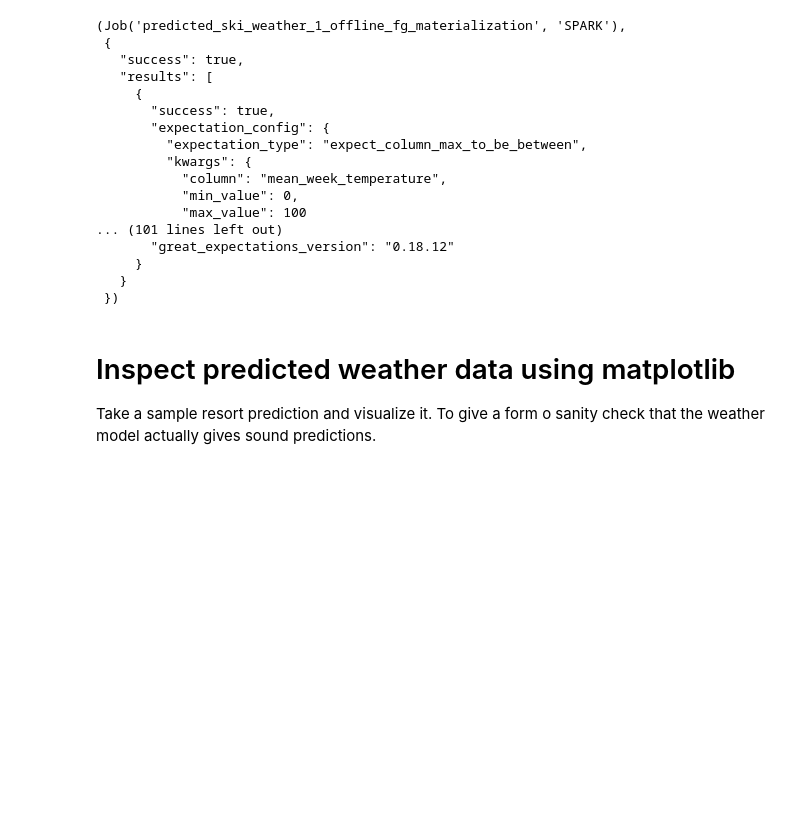
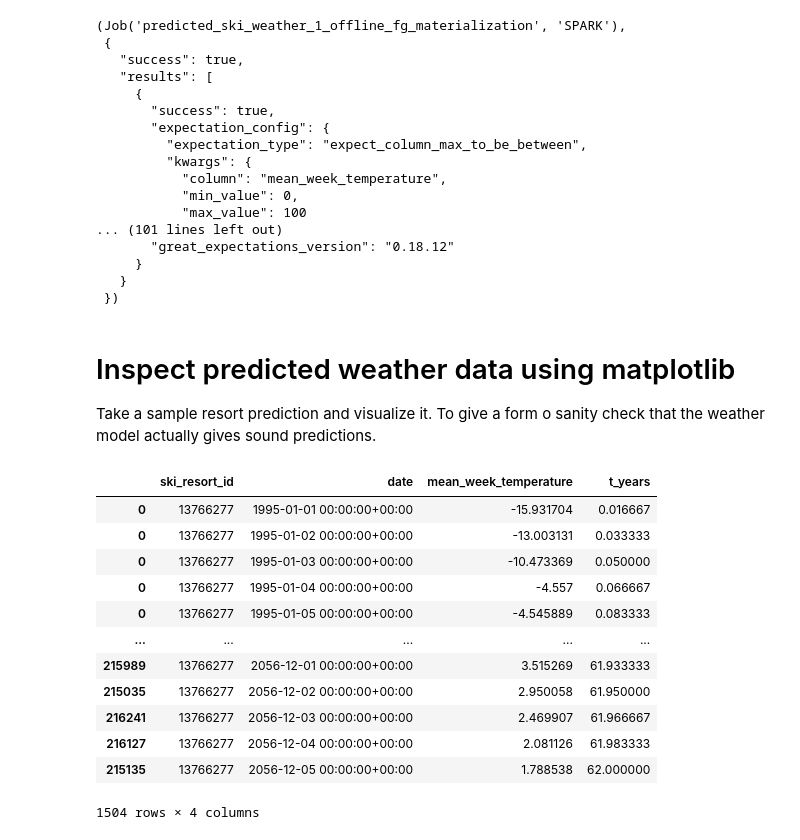
Before and after one commit to triggerdude33/ID2223-Project, a Jupyter notebook: weather_model/weather_model_notebook.ipynb, the cells around one changed output. Drawn from its saved outputs; the diff is of its cells as text; code cells hidden in the pictures; blank space fills up the shorter version.

```diff
--- a/weather_model/weather_model_notebook.ipynb
+++ b/weather_model/weather_model_notebook.ipynb
@@ -335,15 +335,32 @@ inspected_week = 1 # only affects yearly temperature graph
 # %%
 ski_resort_id = future_dfs[resort_to_inspect].ski_resort_id.values[0]
 future_df = future_dfs[resort_to_inspect]
 resort_weather_df = resort_weather_dfs[resort_to_inspect]
 
+
 pf_df = copy.deepcopy(future_df)
 for i in range(len(resort_weather_df["date"])):
-    new_elem = np.array([[resort_weather_df.iloc[i, 0], resort_weather_df.iloc[i, 3]]])
-    new_row = pd.DataFrame(data=new_elem, columns=pf_df.columns)
+    new_elem = np.array([[resort_weather_df.iloc[i, 1], resort_weather_df.iloc[i, 0], resort_weather_df.iloc[i, 3]]])
+    new_columns = np.array([pf_df.columns[0], pf_df.columns[1], pf_df.columns[2]])
+    new_row = pd.DataFrame(data=new_elem, columns=new_columns)
     pf_df = pd.concat([pf_df, new_row])
 pf_df = pf_df.sort_values(by=['date'])
 pf_df = create_t_years(pf_df)
+pf_df
+# %% [output]
+|  | ski_resort_id | date | mean_week_temperature | t_years |
+| 0 | 13766277 | 1995-01-01 00:00:00+00:00 | -15.931704 | 0.016667 |
+| 0 | 13766277 | 1995-01-02 00:00:00+00:00 | -13.003131 | 0.033333 |
+| 0 | 13766277 | 1995-01-03 00:00:00+00:00 | -10.473369 | 0.050000 |
+| 0 | 13766277 | 1995-01-04 00:00:00+00:00 | -4.557 | 0.066667 |
+| 0 | 13766277 | 1995-01-05 00:00:00+00:00 | -4.545889 | 0.083333 |
+| ... | ... | ... | ... | ... |
+| 215989 | 13766277 | 2056-12-01 00:00:00+00:00 | 3.515269 | 61.933333 |
+| 215035 | 13766277 | 2056-12-02 00:00:00+00:00 | 2.950058 | 61.950000 |
+| 216241 | 13766277 | 2056-12-03 00:00:00+00:00 | 2.469907 | 61.966667 |
+| 216127 | 13766277 | 2056-12-04 00:00:00+00:00 | 2.081126 | 61.983333 |
+| 215135 | 13766277 | 2056-12-05 00:00:00+00:00 | 1.788538 | 62.000000 |
+1504 rows × 4 columns
 # %%
 inspected_df = pf_df.loc[pf_df["date"].dt.month == inspected_month]
 inspected_df = inspected_df.loc[inspected_df["date"].dt.day == inspected_week]
```
Also changed, not shown: parts of 5 cells of this notebook, 2 other files.
